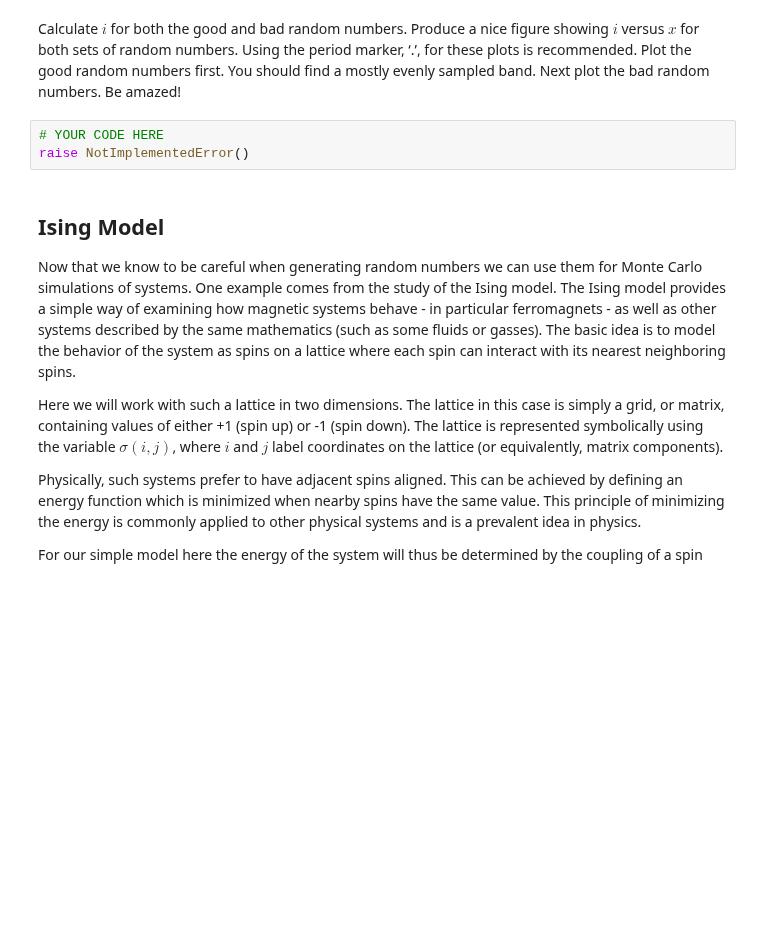
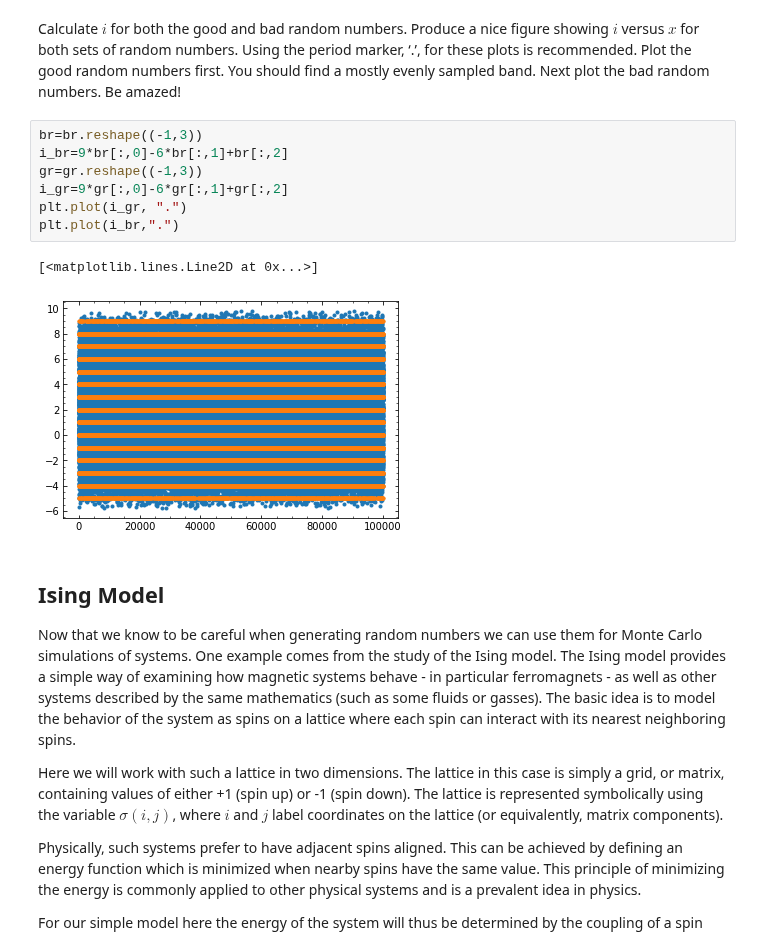
Before and after one commit to Rjames13/p250-spring-2022, a Jupyter notebook: labs/Lab11.ipynb, the cells around one changed output. Drawn from its saved outputs; the diff is of its cells as text; blank space fills up the shorter version.

```diff
--- a/labs/Lab11.ipynb
+++ b/labs/Lab11.ipynb
@@ -62,9 +89,16 @@ raise NotImplementedError()
 The behavior looks perfectly sensible, so why not use this random number generator?  Let us jump to the problem: the random numbers are correlated.  To see this we want to arrange the random numbers we generated into triplets.  The easiest way to do this is to turn the 1 dimensional array into a 2 dimensional one with 3 columns.  This is trivial to do using `reshape` to, not surprisingly, reshape the array.  In fact, we want 3 columns and as many rows as required to use all the values.  Fortunately `reshape` can determine the number of row required for us!  Using `br = br.reshape((-1, 3))` does exactly what we want.  Call the first column of the reshaped array $x$, the second column $y$, and the third column $z$.  Finally define $i = 9x-6y+z$.
 # %% [markdown]
 Calculate $i$ for both the good and bad random numbers.  Produce a nice figure showing $i$ versus $x$ for both sets of random numbers.  Using the period marker, ‘.’, for these plots is recommended.  Plot the good random numbers first.  You should find a mostly evenly sampled band.  Next plot the bad random numbers.  Be amazed!
-# %%
-# YOUR CODE HERE
-raise NotImplementedError()
+# %%
+br=br.reshape((-1,3))
+i_br=9*br[:,0]-6*br[:,1]+br[:,2]
+gr=gr.reshape((-1,3))
+i_gr=9*gr[:,0]-6*gr[:,1]+gr[:,2]
+plt.plot(i_gr, ".")
+plt.plot(i_br,".")
+# %% [output]
+[<matplotlib.lines.Line2D at 0x...>]
+[figure, added]
 # %% [markdown]
 ## Ising Model
 
```
Also changed, not shown: parts of 7 cells of this notebook.
